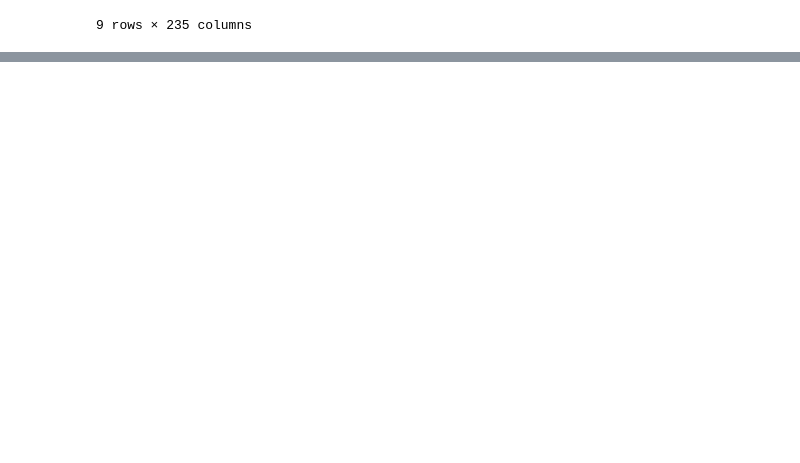
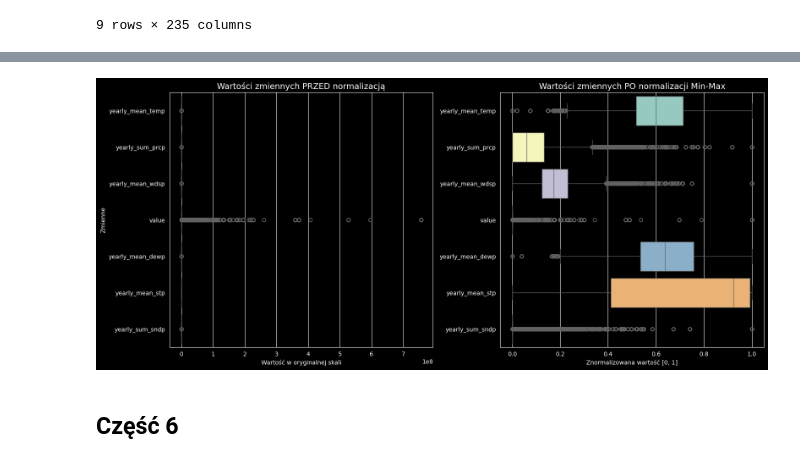
Before and after one commit to Matio004/PodstawyPrzetwarzaniaDuzychZbiorowDanych, a Jupyter notebook: zad2.ipynb, the cells around one changed output, grey strips where cells are left out. Saved outputs shown, nothing was run; the diff lists cells and outputs as text; code cells hidden in the pictures; blank space fills up the shorter version.

```diff
--- a/zad2.ipynb
+++ b/zad2.ipynb
@@ -355,0 +344,15 @@ daily_weather[daily_weather['date'].dt.month == 4].groupby('country')[['temp', '
+# %%
+from sklearn.preprocessing import  MinMaxScaler
+
+faostat = pd.read_csv('data/weather_faostat_annual.csv')
+to_norm = ['yearly_mean_temp', 'yearly_sum_prcp', 'yearly_mean_wdsp', 'value', 'yearly_mean_dewp', 'yearly_mean_stp', 'yearly_sum_sndp']
+
+scaler = MinMaxScaler()
+
+df_normalized = pd.DataFrame(
+    scaler.fit_transform(faostat[to_norm]),
+    columns=to_norm
+)
+
+faostat_joined = faostat.join(df_normalized, rsuffix='_norm')
+faostat_joined
@@ -355,0 +373,24 @@ daily_weather[daily_weather['date'].dt.month == 4].groupby('country')[['temp', '
+# %%
+import matplotlib.pyplot as plt
+
+fig, axes = plt.subplots(1, 2, figsize=(16, 7))
+
+
+# Wykres przed normalizacją
+sns.boxplot(data=faostat[to_norm], ax=axes[0], orient='h')
+axes[0].set_title('Wartości zmiennych PRZED normalizacją', fontsize=14)
+axes[0].set_xlabel('Wartość w oryginalnej skali')
+axes[0].set_ylabel('Zmienne')
+
+# Wykres po normalizacji
+sns.boxplot(data=df_normalized, ax=axes[1], orient='h')
+axes[1].set_title('Wartości zmiennych PO normalizacji Min-Max', fontsize=14)
+axes[1].set_xlabel('Znormalizowana wartość [0, 1]')
+axes[1].set_ylabel('') # Ukrywamy powtarzające się etykiety
+
+plt.tight_layout()
+plt.show()
+# %% [output]
+[figure, added]
+# %% [markdown]
+## Część 6
```
Also changed, not shown: parts of 5 cells of this notebook, 2 other files.
